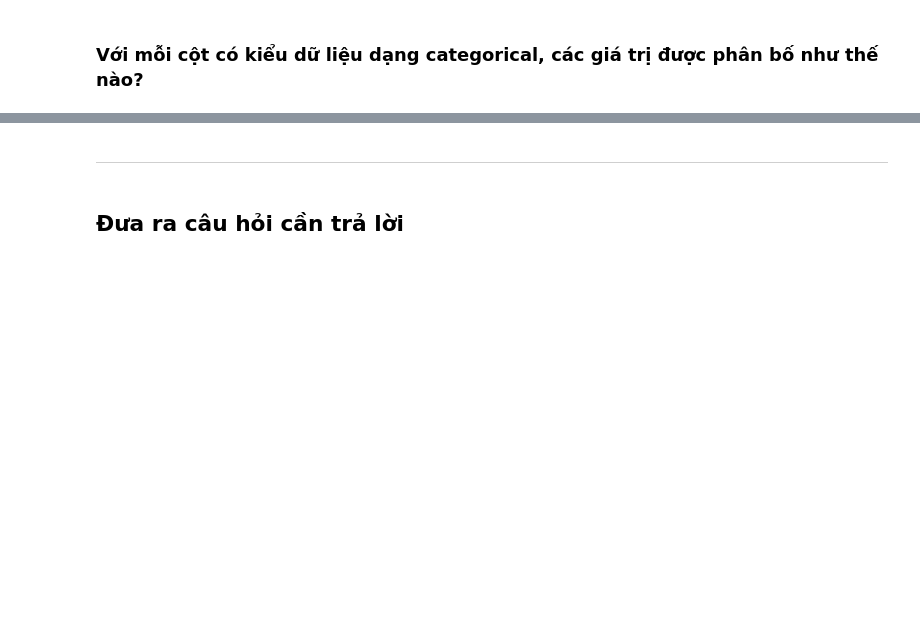
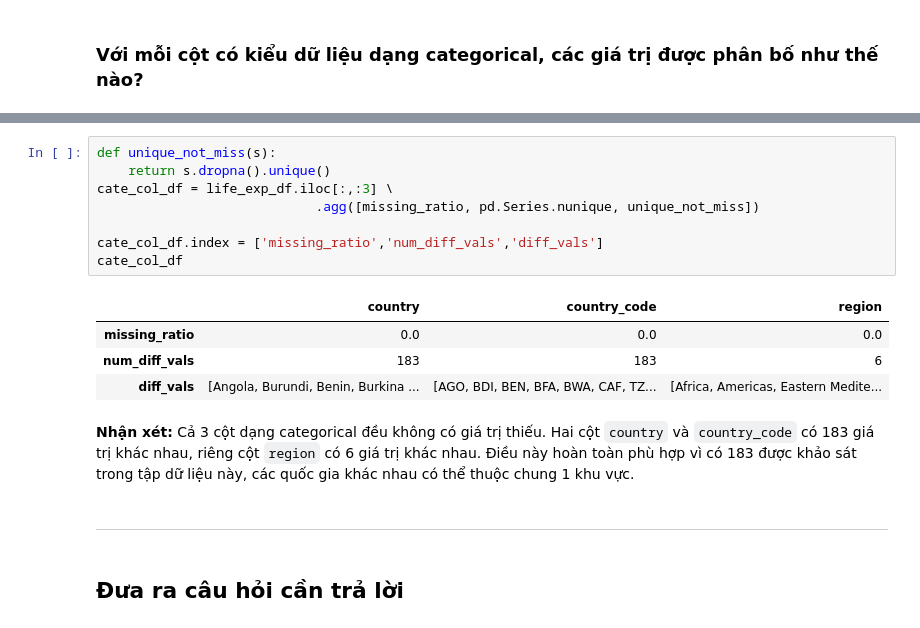
Before and after one commit to tronglocbrvt/FinalProject-P4DS, a Jupyter notebook: 18120197_19120068.ipynb, the cells around one changed output, grey strips where cells are left out. Drawn from its saved outputs; the diff is of its cells as text; blank space fills up the shorter version.

```diff
--- a/18120197_19120068.ipynb
+++ b/18120197_19120068.ipynb
@@ -45,3 +234,18 @@ import numpy as np
+# %%
+def unique_not_miss(s):
+    return s.dropna().unique()
+cate_col_df = life_exp_df.iloc[:,:3] \
+                            .agg([missing_ratio, pd.Series.nunique, unique_not_miss])
+
+cate_col_df.index = ['missing_ratio','num_diff_vals','diff_vals']
+cate_col_df
+# %% [output]
+|  | country | country_code | region |
+| missing_ratio | 0.0 | 0.0 | 0.0 |
+| num_diff_vals | 183 | 183 | 6 |
+| diff_vals | [Angola, Burundi, Benin, Burkina ... | [AGO, BDI, BEN, BFA, BWA, CAF, TZ... | [Africa, Americas, Eastern Medite... |
+# %% [markdown]
+**Nhận xét:** Cả 3 cột dạng categorical đều không có giá trị thiếu. Hai cột `country` và `country_code` có 183 giá trị khác nhau, riêng cột `region` có 6 giá trị khác nhau. Điều này hoàn toàn phù hợp vì có 183 được khảo sát trong tập dữ liệu này, các quốc gia khác nhau có thể thuộc chung 1 khu vực.
 # %% [markdown]
 ---
 # %% [markdown]
```
Also changed, not shown: parts of 27 cells of this notebook.
